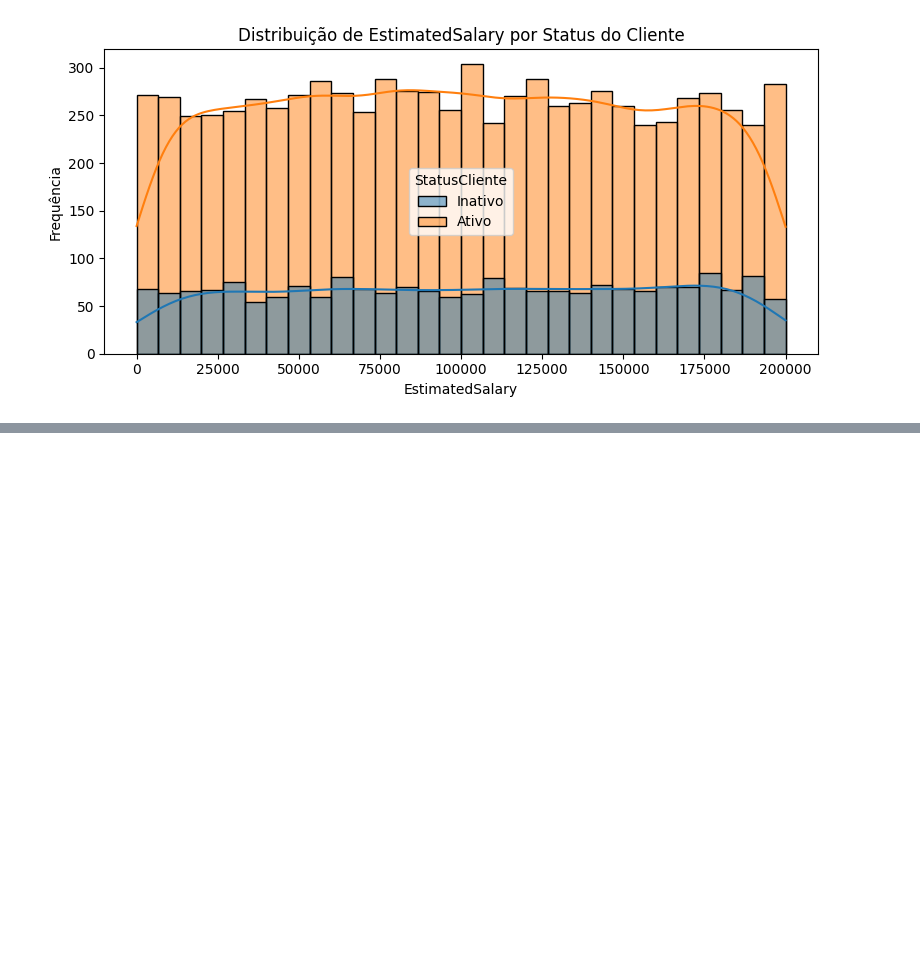
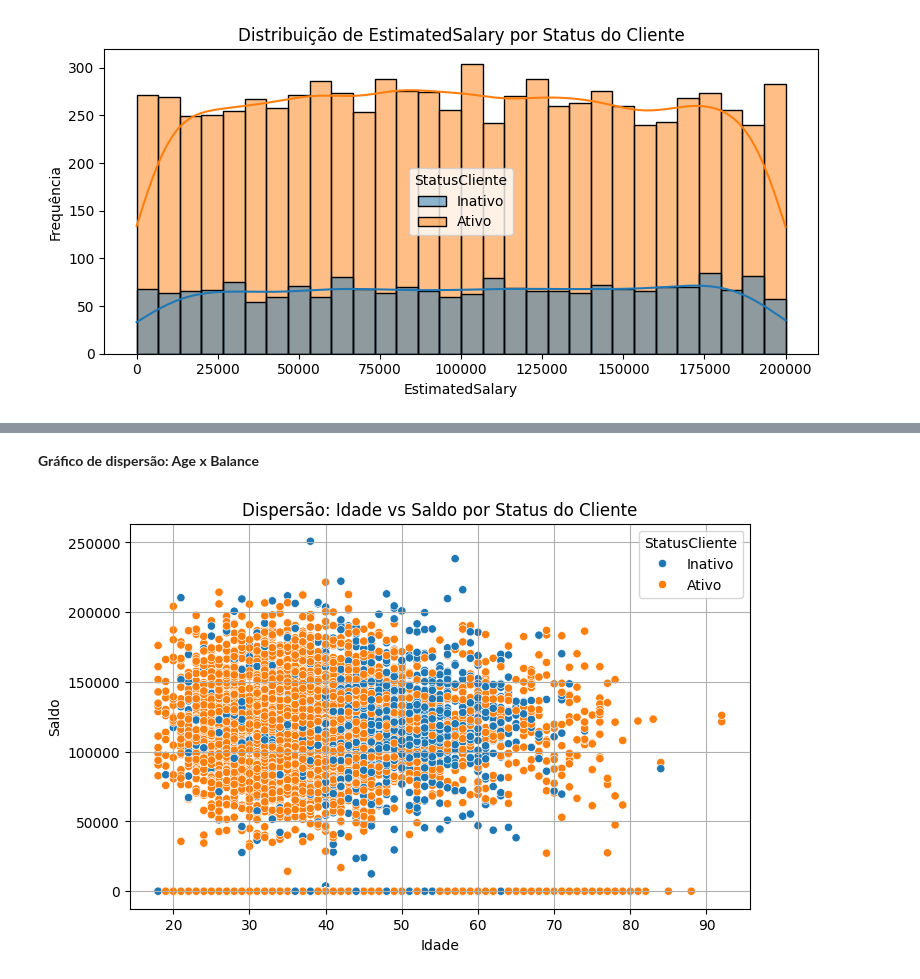
Before and after one commit to AlexMatheusAlves/modelos_churn, a Jupyter notebook: Modelo_preditivos_Churn.ipynb, the cells around one changed output, grey strips where cells are left out. Saved outputs shown, nothing was run; the diff lists cells and outputs as text; code cells hidden in the pictures; blank space fills up the shorter version.

```diff
--- a/Modelo_preditivos_Churn.ipynb
+++ b/Modelo_preditivos_Churn.ipynb
@@ -191,0 +230,12 @@ for coluna in ['Age', 'CreditScore', 'Balance', 'EstimatedSalary']:
+# %% [markdown]
+**Gráfico de dispersão: Age x Balance**
+# %%
+plt.figure(figsize=(8, 5))
+sns.scatterplot(data=df, x='Age', y='Balance', hue='StatusCliente')
+plt.title('Dispersão: Idade vs Saldo por Status do Cliente')
+plt.xlabel('Idade')
+plt.ylabel('Saldo')
+plt.grid(True)
+plt.show()
+# %% [output]
+[figure, added]
```
Also changed, not shown: parts of 8 cells of this notebook.
